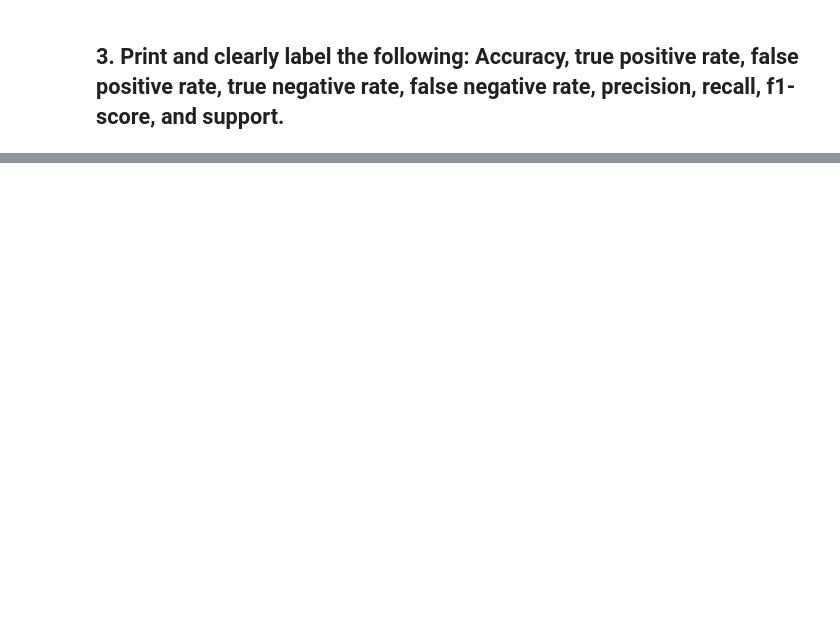
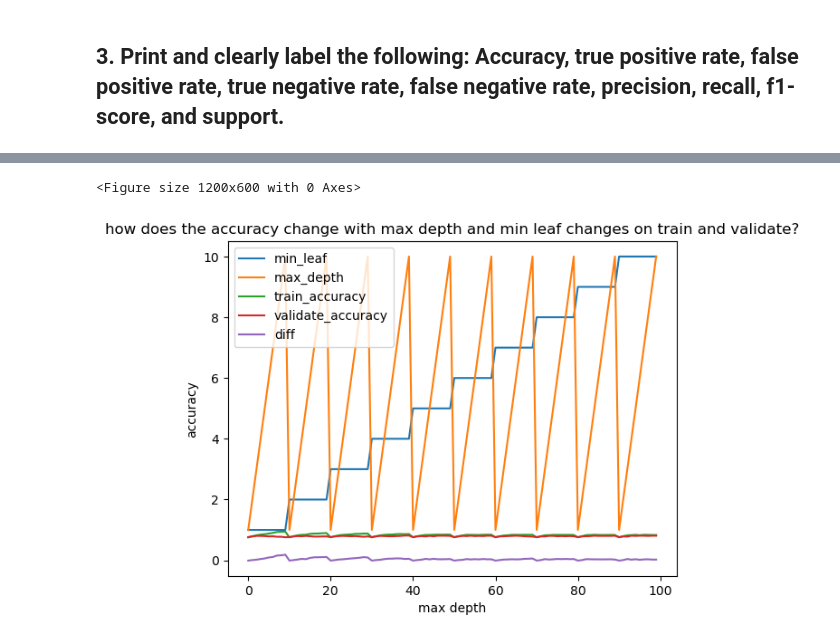
Before and after one commit to scottbarnett97/classification-exercises, a Jupyter notebook: random_forests.ipynb, the cells around one changed output, grey strips where cells are left out. Cells and saved outputs as stored; diff of their text form; code cells hidden in the pictures; blank space fills up the shorter version.

```diff
--- a/random_forests.ipynb
+++ b/random_forests.ipynb
@@ -185,0 +327,20 @@ weighted avg       0.95      0.94      0.94       534
+# %%
+import itertools
+metrics = []
+for l, d in itertools.product(range(1,11), range(1,11)):
+    # model
+    rf = RandomForestClassifier(min_samples_leaf=l,max_depth=d,random_state=123)
+    rf.fit(X_train,y_train)
+    y_train_accuracy = rf.score(X_train,y_train)
+    y_validate_accuracy = rf.score(X_validate,y_validate)
+    # table-ize
+    output = {
+        'min_leaf':l,
+        'max_depth':d,
+        'train_accuracy':y_train_accuracy,
+        'validate_accuracy':y_validate_accuracy
+    }
+    metrics.append(output)
+df = pd.DataFrame(metrics)
+df['diff'] = df.train_accuracy - df.validate_accuracy
+df.sort_values(by=['validate_accuracy'], ascending=False)
@@ -185,0 +361,11 @@ weighted avg       0.95      0.94      0.94       534
+# %%
+plt.figure(figsize=(12,6))
+df.plot()
+plt.xlabel('max depth')
+plt.ylabel('accuracy')
+plt.title('how does the accuracy change with max depth and min leaf changes on train and validate?')
+plt.legend()
+plt.show()
+# %% [output]
+<Figure size 1200x600 with 0 Axes>
+[figure, added]
```
Also changed, not shown: parts of 22 cells of this notebook, 2 other files.
